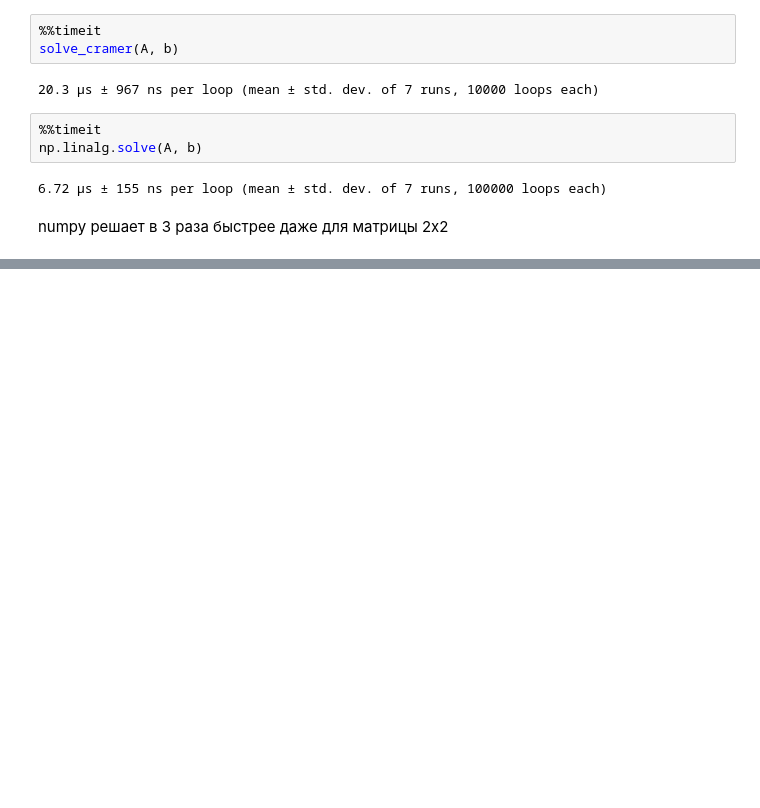
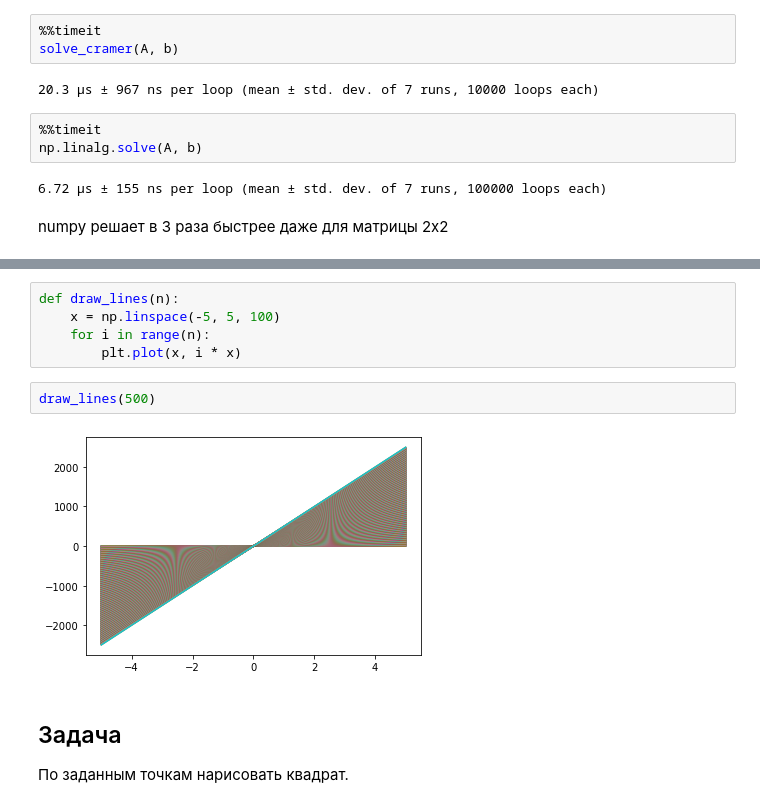
Before and after one commit to svkov/ml-course-2453, a Jupyter notebook: notebooks/02-solution.ipynb, the cells around one changed output, grey strips where cells are left out. Saved outputs shown, nothing was run; the diff lists cells and outputs as text; blank space fills up the shorter version.

```diff
--- a/notebooks/02-solution.ipynb
+++ b/notebooks/02-solution.ipynb
@@ -146,0 +325,13 @@ numpy решает в 3 раза быстрее даже для матрицы 2
+# %%
+def draw_lines(n):
+    x = np.linspace(-5, 5, 100)
+    for i in range(n):
+        plt.plot(x, i * x)
+# %%
+draw_lines(500)
+# %% [output]
+[figure, added]
+# %% [markdown]
+## Задача
+
+По заданным точкам нарисовать квадрат.
```
Also changed, not shown: parts of 56 cells of this notebook, 1 other file.
